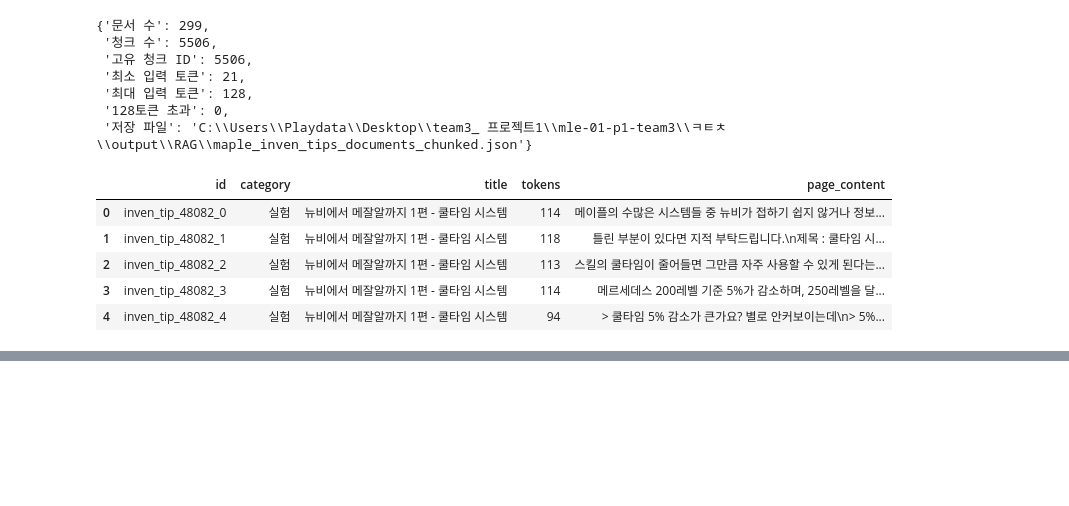
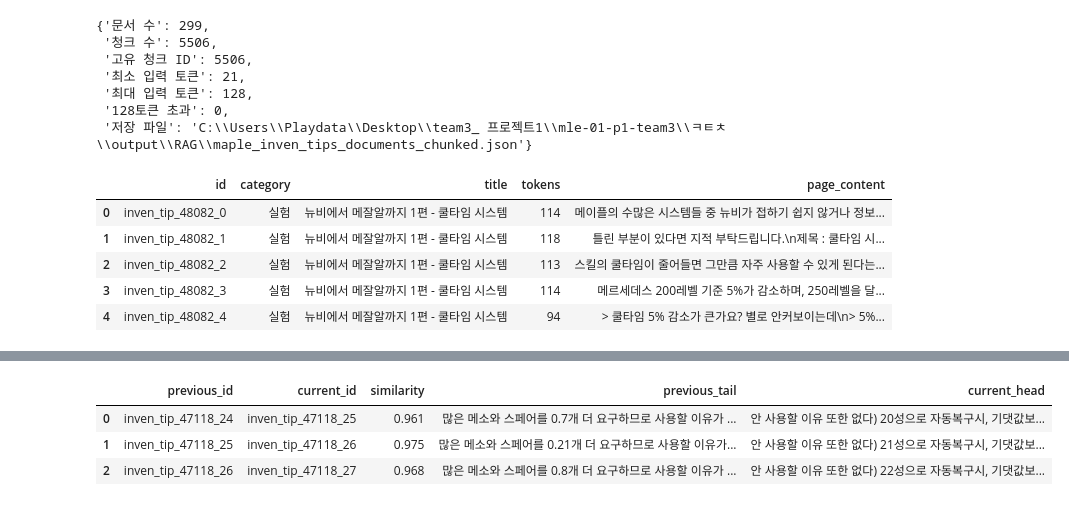
Before and after one commit to encore-ai-campus/mle-01-p1-team3, a Jupyter notebook: ㅋㅌㅊ/inven_tip_rag/03_chunking.ipynb, the cells around one changed output, grey strips where cells are left out. Cells and saved outputs as stored; diff of their text form; code cells hidden in the pictures; blank space fills up the shorter version.

```diff
--- a/ㅋㅌㅊ/inven_tip_rag/03_chunking.ipynb
+++ b/ㅋㅌㅊ/inven_tip_rag/03_chunking.ipynb
@@ -156,0 +161,95 @@ display(pd.DataFrame(preview))
+# %%
+from collections import defaultdict
+from difflib import SequenceMatcher
+import hashlib
+import re
+
+def compact_text(text):
+    return re.sub(r'\s+', ' ', str(text)).strip()
+
+body_token_counts = [count_tokens(chunk['page_content']) for chunk in chunks]
+short_indices = [index for index, count in enumerate(body_token_counts) if count < 20]
+over_limit_indices = [index for index, count in enumerate(token_counts) if count > MAX_TOKENS]
+
+chunk_lookup = {chunk['id']: chunk for chunk in chunks}
+hash_groups = defaultdict(list)
+for chunk in chunks:
+    normalized = compact_text(chunk['page_content'])
+    digest = hashlib.sha256(normalized.encode('utf-8')).hexdigest()
+    hash_groups[digest].append(chunk['id'])
+exact_duplicate_groups = [ids for ids in hash_groups.values() if len(ids) > 1]
+exact_duplicate_examples = [{
+    'count': len(ids), 'ids': ids[:10],
+    'content': chunk_lookup[ids[0]]['page_content'][:220],
+} for ids in exact_duplicate_groups[:10]]
+
+chunks_by_document = defaultdict(list)
+for chunk in chunks:
+    chunks_by_document[chunk['metadata']['document_id']].append(chunk)
+
+adjacent_near_duplicates = []
+suspicious_boundaries = []
+closing_punctuation_pattern = re.compile(r'^[,.;:!?%)}〉】]')
+delimiter_pairs = [('(', ')'), ('[', ']'), ('{', '}'), ('〈', '〉'), ('【', '】')]
+for document_chunks in chunks_by_document.values():
+    document_chunks.sort(key=lambda item: item['metadata']['chunk_index'])
+    for previous, current in zip(document_chunks, document_chunks[1:]):
+        previous_text = compact_text(previous['page_content'])
+        current_text = compact_text(current['page_content'])
+        similarity = SequenceMatcher(None, previous_text, current_text, autojunk=False).ratio()
+        if similarity >= 0.90:
+            adjacent_near_duplicates.append({
+                'previous_id': previous['id'], 'current_id': current['id'],
+                'similarity': round(similarity, 3),
+                'previous_tail': previous_text[-100:], 'current_head': current_text[:100],
+            })
+        starts_with_closing_punctuation = bool(closing_punctuation_pattern.search(current_text))
+        english_word_cut = bool(
+            previous_text and current_text
+            and previous_text[-1].isascii() and previous_text[-1].isalpha()
+            and current_text[0].isascii() and current_text[0].islower()
+        )
+        unclosed_delimiter = any(
+            previous_text.count(opening) > previous_text.count(closing) and closing in current_text[:100]
+            for opening, closing in delimiter_pairs
+        )
+        if starts_with_closing_punctuation or english_word_cut or unclosed_delimiter:
+            suspicious_boundaries.append({
+                'previous_id': previous['id'], 'current_id': current['id'],
+                'reason': (
+                    '닫는 기호로 시작' if starts_with_closing_punctuation
+                    else '영단어 중간 분리 의심' if english_word_cut
+                    else '괄호·인용 구간이 청크 경계를 넘음'
+                ),
+                'previous_tail': previous_text[-100:], 'current_head': current_text[:100],
+            })
+
+quality_summary = {
+    '전체 청크': len(chunks),
+    '본문 토큰 최솟값': min(body_token_counts),
+    '본문 토큰 중앙값': float(pd.Series(body_token_counts).median()),
+    '본문 20토큰 미만': len(short_indices),
+    '최종 128토큰 초과': len(over_limit_indices),
+    '완전 중복 그룹': len(exact_duplicate_groups),
+    '인접 유사도 0.9 이상': len(adjacent_near_duplicates),
+    '문맥 절단 의심 경계': len(suspicious_boundaries),
+}
+display(quality_summary)
+display(pd.DataFrame({
+    'body_tokens': pd.Series(body_token_counts).describe(percentiles=[0.1, 0.25, 0.5, 0.75, 0.9, 0.95, 0.99])
+}))
+
+short_examples = [{
+    'id': chunks[index]['id'], 'tokens': body_token_counts[index],
+    'title': chunks[index]['metadata']['name'],
+    'page_content': chunks[index]['page_content'][:220],
+} for index in short_indices[:10]]
+print('본문 20토큰 미만 샘플')
+display(pd.DataFrame(short_examples))
+print('완전 중복 그룹 샘플')
+display(pd.DataFrame(exact_duplicate_examples))
+print('인접 유사도 0.9 이상 샘플')
+display(pd.DataFrame(adjacent_near_duplicates[:10]))
+print('문맥 절단 의심 샘플')
+display(pd.DataFrame(suspicious_boundaries[:10]))
+# %% [output]
@@ -156,0 +302,4 @@ display(pd.DataFrame(preview))
+|  | previous_id | current_id | similarity | previous_tail | current_head |
+| 0 | inven_tip_47118_24 | inven_tip_47118_25 | 0.961 | 많은 메소와 스페어를 0.7개 더 요구하므로 사용할 이유가 ... | 안 사용할 이유 또한 없다) 20성으로 자동복구시, 기댓값보... |
+| 1 | inven_tip_47118_25 | inven_tip_47118_26 | 0.975 | 많은 메소와 스페어를 0.21개 더 요구하므로 사용할 이유가... | 안 사용할 이유 또한 없다) 21성으로 자동복구시, 기댓값보... |
+| 2 | inven_tip_47118_26 | inven_tip_47118_27 | 0.968 | 많은 메소와 스페어를 0.8개 더 요구하므로 사용할 이유가 ... | 안 사용할 이유 또한 없다) 22성으로 자동복구시, 기댓값보... |
```
Also changed, not shown: parts of 2 cells of this notebook, 13 other files.
